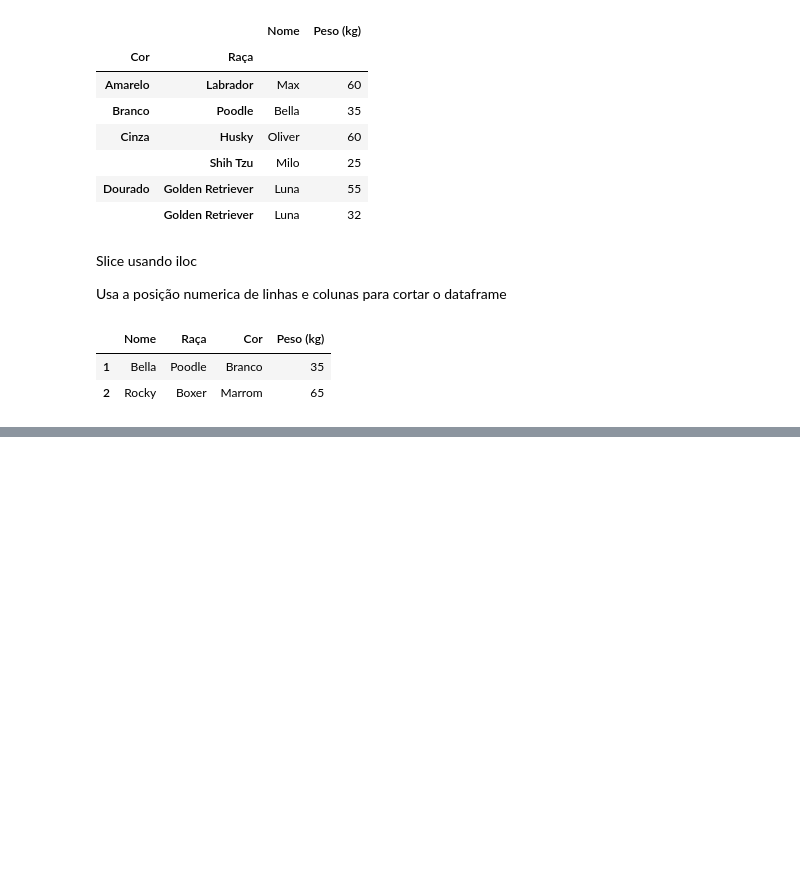
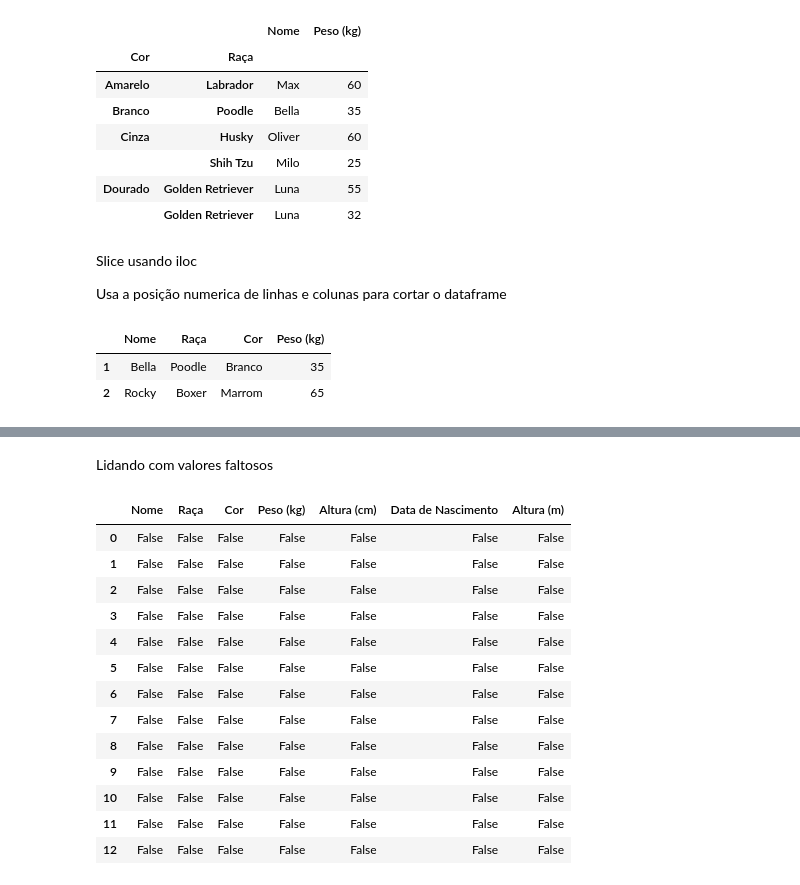
Before and after one commit to lidiaperside/python-para-dados-womakerscode, a Jupyter notebook: pandas.ipynb, the cells around one changed output, grey strips where cells are left out. Cells and saved outputs as stored; diff of their text form; code cells hidden in the pictures; blank space fills up the shorter version.

```diff
--- a/pandas.ipynb
+++ b/pandas.ipynb
@@ -1049,0 +1090,20 @@ df_cachorros.iloc[1:3, :4] #da linha 1-1 até a 3-1, da coluna 1 até a 4
+# %% [markdown]
+Lidando com valores faltosos
+# %%
+#Detectando valores faltosos com o isna
+df_cachorros.isna()
+# %% [output]
+|  | Nome | Raça | Cor | Peso (kg) | Altura (cm) | Data de Nascimento | Altura (m) |
+| 0 | False | False | False | False | False | False | False |
+| 1 | False | False | False | False | False | False | False |
+| 2 | False | False | False | False | False | False | False |
+| 3 | False | False | False | False | False | False | False |
+| 4 | False | False | False | False | False | False | False |
+| 5 | False | False | False | False | False | False | False |
+| 6 | False | False | False | False | False | False | False |
+| 7 | False | False | False | False | False | False | False |
+| 8 | False | False | False | False | False | False | False |
+| 9 | False | False | False | False | False | False | False |
+| 10 | False | False | False | False | False | False | False |
+| 11 | False | False | False | False | False | False | False |
+| 12 | False | False | False | False | False | False | False |
```
Also changed, not shown: parts of 10 cells of this notebook.
